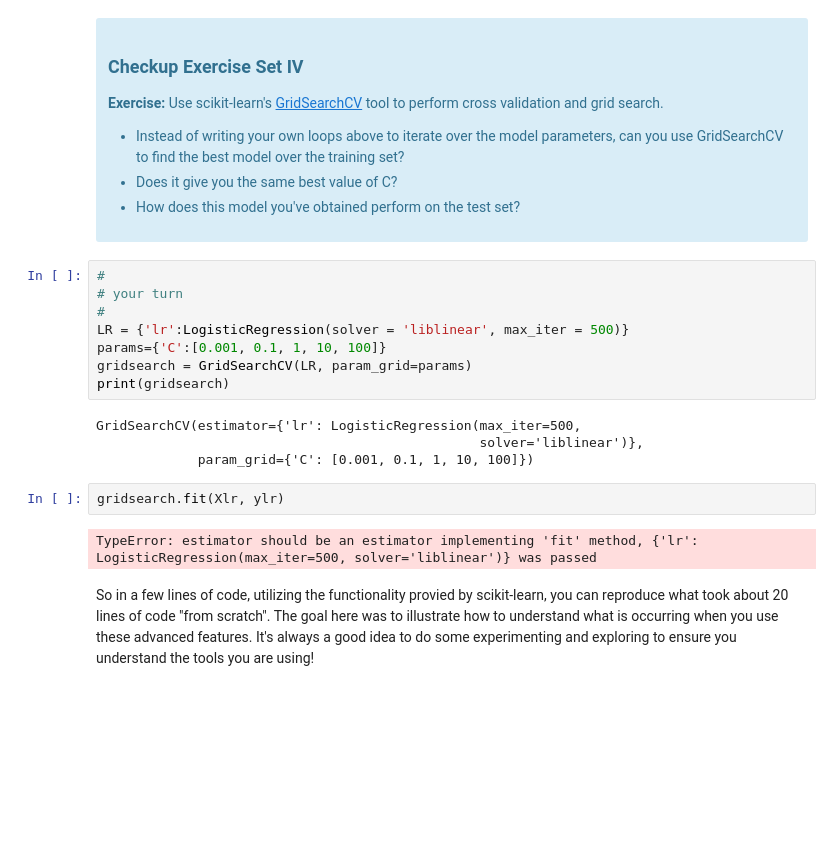
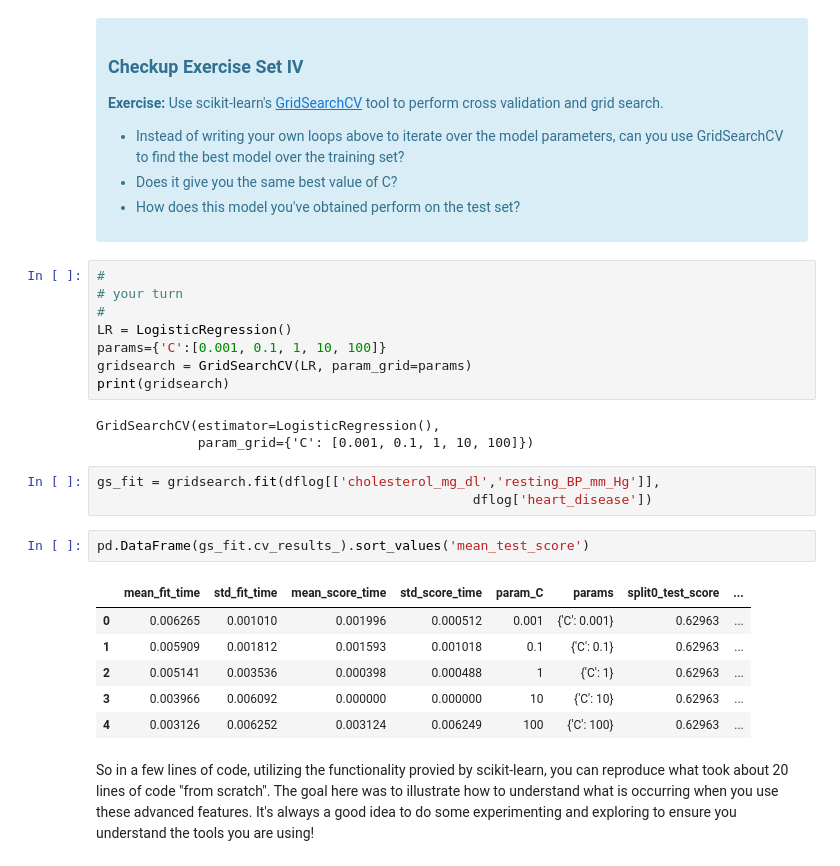
Before and after one commit to AshleyW09/dsc-projects, a Jupyter notebook: dsc-master/Unit 14 - Supervised Learning/14.2 Logistic Regression Case Study/Logistic Regression Advanced Case Study.ipynb, the cells around one changed output. Saved outputs shown, nothing was run; the diff lists cells and outputs as text; blank space fills up the shorter version.

```diff
--- a/dsc-master/Unit 14 - Supervised Learning/14.2 Logistic Regression Case Study/Logistic Regression Advanced Case Study.ipynb
+++ b/dsc-master/Unit 14 - Supervised Learning/14.2 Logistic Regression Case Study/Logistic Regression Advanced Case Study.ipynb
@@ -1320,18 +1320,25 @@ Scikit-learn, as with many other Python packages, provides utilities to perform
 #
 # your turn
 #
-LR = {'lr':LogisticRegression(solver = 'liblinear', max_iter = 500)}
+LR = LogisticRegression()
 params={'C':[0.001, 0.1, 1, 10, 100]}
 gridsearch = GridSearchCV(LR, param_grid=params)
 print(gridsearch)
 # %% [output]
-GridSearchCV(estimator={'lr': LogisticRegression(max_iter=500,
-                                                 solver='liblinear')},
+GridSearchCV(estimator=LogisticRegression(),
              param_grid={'C': [0.001, 0.1, 1, 10, 100]})
-# %%
-gridsearch.fit(Xlr, ylr)
-# %% [output]
-TypeError: estimator should be an estimator implementing 'fit' method, {'lr': LogisticRegression(max_iter=500, solver='liblinear')} was passed
+# %%
+gs_fit = gridsearch.fit(dflog[['cholesterol_mg_dl','resting_BP_mm_Hg']],
+                                                dflog['heart_disease'])
+# %%
+pd.DataFrame(gs_fit.cv_results_).sort_values('mean_test_score')
+# %% [output]
+|  | mean_fit_time | std_fit_time | mean_score_time | std_score_time | param_C | params | split0_test_score | ... |
+| 0 | 0.006265 | 0.001010 | 0.001996 | 0.000512 | 0.001 | {'C': 0.001} | 0.62963 | ... |
+| 1 | 0.005909 | 0.001812 | 0.001593 | 0.001018 | 0.1 | {'C': 0.1} | 0.62963 | ... |
+| 2 | 0.005141 | 0.003536 | 0.000398 | 0.000488 | 1 | {'C': 1} | 0.62963 | ... |
+| 3 | 0.003966 | 0.006092 | 0.000000 | 0.000000 | 10 | {'C': 10} | 0.62963 | ... |
+| 4 | 0.003126 | 0.006252 | 0.003124 | 0.006249 | 100 | {'C': 100} | 0.62963 | ... |
 # %% [markdown]
 So in a few lines of code, utilizing the functionality provied by scikit-learn, you can reproduce what took about 20 lines of code "from scratch". The goal here was to illustrate how to understand what is occurring when you use these advanced features.  It's always a good idea to do some experimenting and exploring to ensure you understand the tools you are using!
 # %% [markdown]
```
Also changed, not shown: parts of 5 cells of this notebook.
